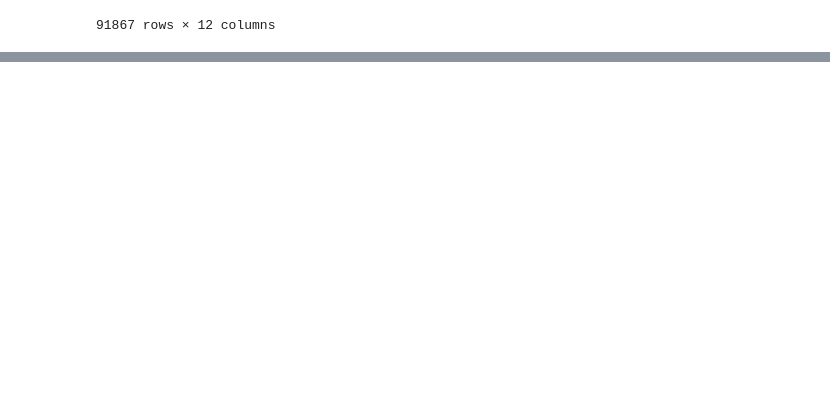
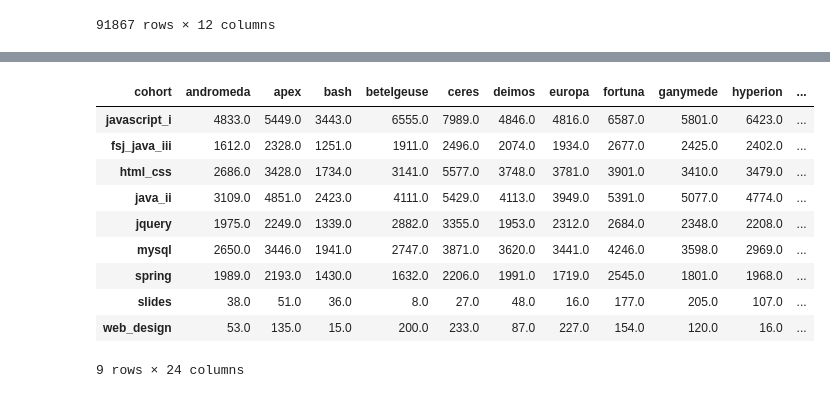
Before and after one commit to Jason-R-Turner/anomaly-detection-exercises, a Jupyter notebook: scratch_jason.ipynb, the cells around one changed output, grey strips where cells are left out. Cells and saved outputs as stored; diff of their text form; code cells hidden in the pictures; blank space fills up the shorter version.

```diff
--- a/scratch_jason.ipynb
+++ b/scratch_jason.ipynb
@@ -839,0 +900,3 @@ See the caveats in the documentation: https://pandas.pydata.org/pandas-docs/stab
+# %%
+q2_fsj_combined_lessons = pd.concat(q2_fsj_lesson_dfs_groupby, axis=1)
+q2_fsj_combined_lessons
@@ -839,0 +922,14 @@ See the caveats in the documentation: https://pandas.pydata.org/pandas-docs/stab
+# %%
+q2_fsj_combined_lessons.T
+# %% [output]
+| cohort | andromeda | apex | bash | betelgeuse | ceres | deimos | europa | fortuna | ganymede | hyperion | ... |
+| javascript_i | 4833.0 | 5449.0 | 3443.0 | 6555.0 | 7989.0 | 4846.0 | 4816.0 | 6587.0 | 5801.0 | 6423.0 | ... |
+| fsj_java_iii | 1612.0 | 2328.0 | 1251.0 | 1911.0 | 2496.0 | 2074.0 | 1934.0 | 2677.0 | 2425.0 | 2402.0 | ... |
+| html_css | 2686.0 | 3428.0 | 1734.0 | 3141.0 | 5577.0 | 3748.0 | 3781.0 | 3901.0 | 3410.0 | 3479.0 | ... |
+| java_ii | 3109.0 | 4851.0 | 2423.0 | 4111.0 | 5429.0 | 4113.0 | 3949.0 | 5391.0 | 5077.0 | 4774.0 | ... |
+| jquery | 1975.0 | 2249.0 | 1339.0 | 2882.0 | 3355.0 | 1953.0 | 2312.0 | 2684.0 | 2348.0 | 2208.0 | ... |
+| mysql | 2650.0 | 3446.0 | 1941.0 | 2747.0 | 3871.0 | 3620.0 | 3441.0 | 4246.0 | 3598.0 | 2969.0 | ... |
+| spring | 1989.0 | 2193.0 | 1430.0 | 1632.0 | 2206.0 | 1991.0 | 1719.0 | 2545.0 | 1801.0 | 1968.0 | ... |
+| slides | 38.0 | 51.0 | 36.0 | 8.0 | 27.0 | 48.0 | 16.0 | 177.0 | 205.0 | 107.0 | ... |
+| web_design | 53.0 | 135.0 | 15.0 | 200.0 | 233.0 | 87.0 | 227.0 | 154.0 | 120.0 | 16.0 | ... |
+9 rows × 24 columns
```
Also changed, not shown: parts of 8 cells of this notebook, 1 other file.
